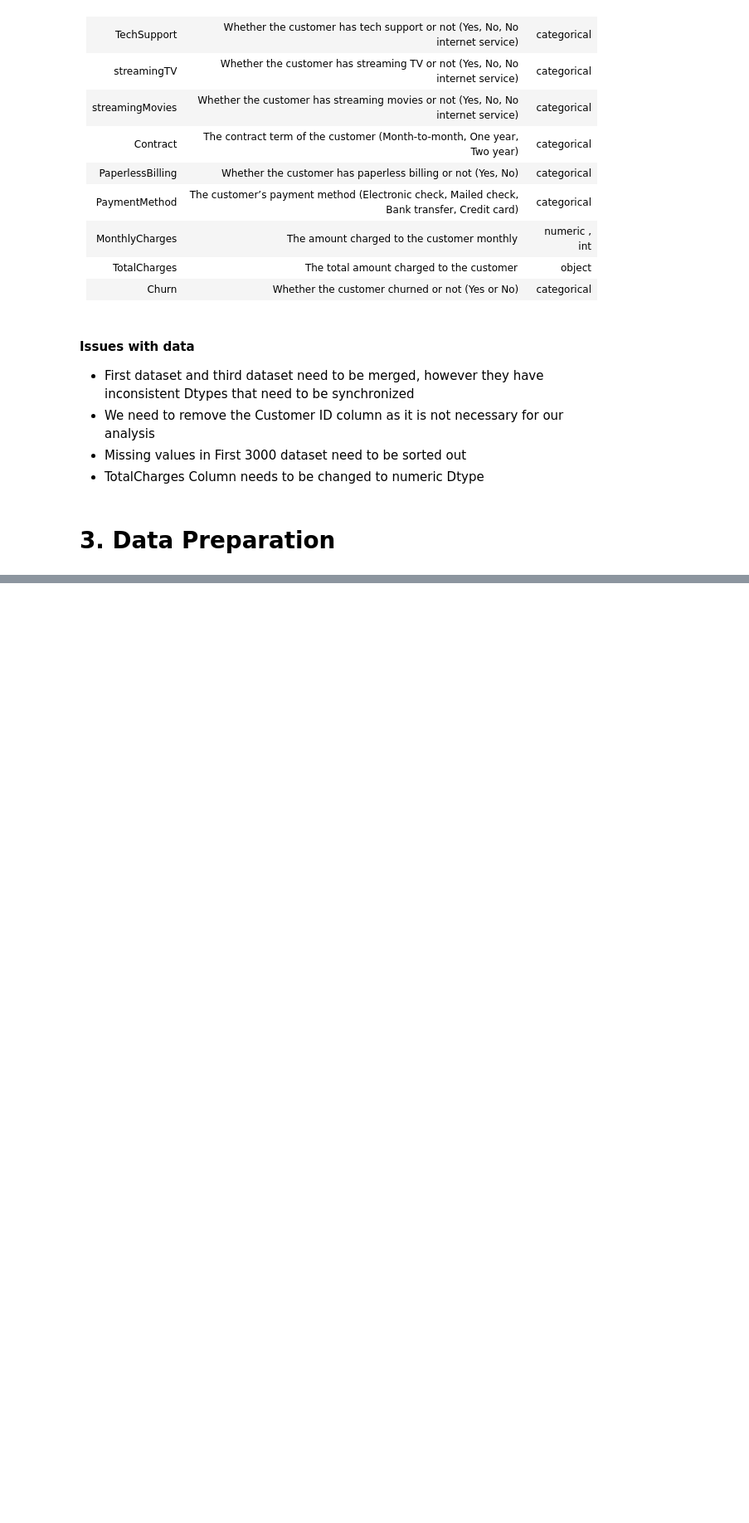
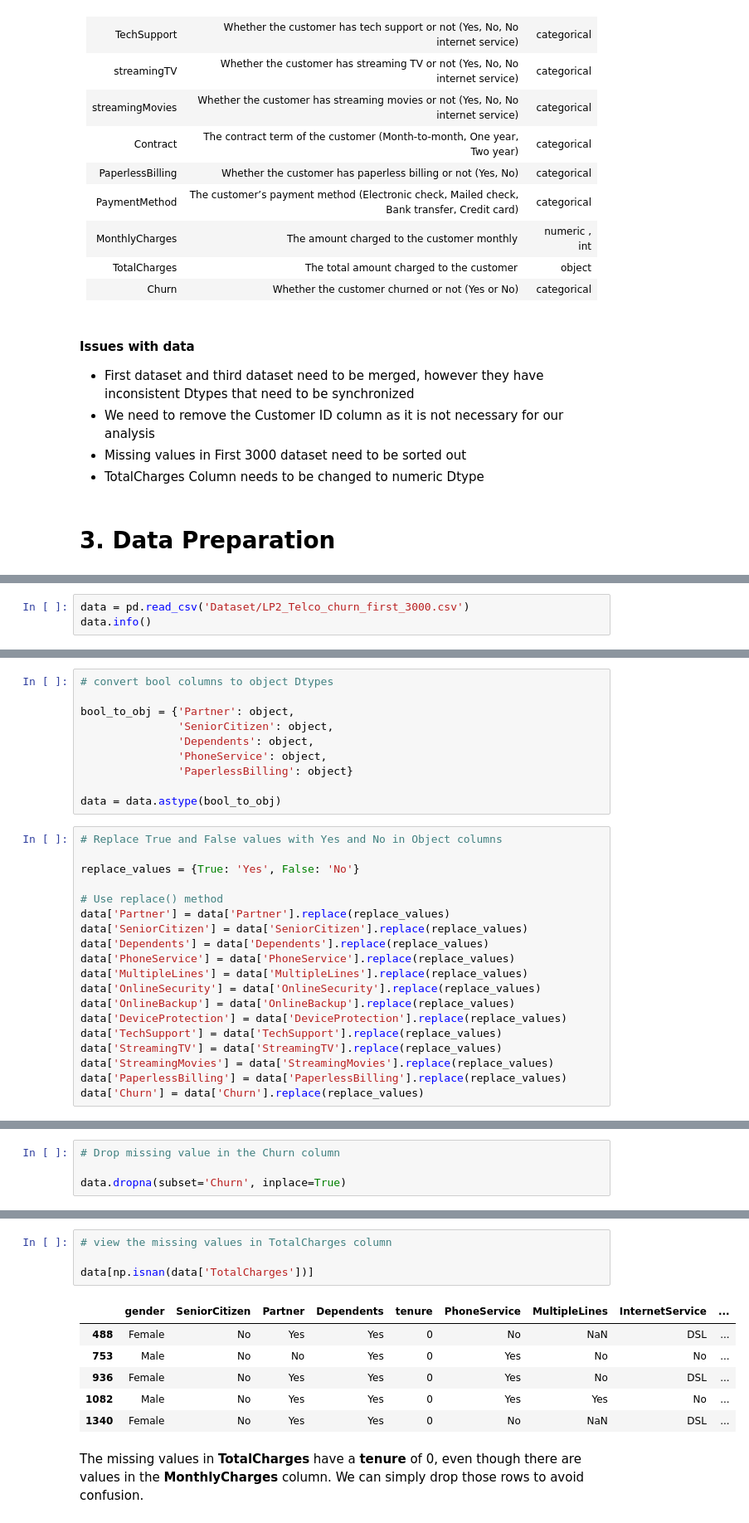
Before and after one commit to OAtulA/customer-churn-prediction, a Jupyter notebook: Project_notebook.ipynb, the cells around one changed output, grey strips where cells are left out. Shown at 83% size. Saved outputs shown, nothing was run; the diff lists cells and outputs as text; blank space fills up the shorter version.

```diff
--- a/Project_notebook.ipynb
+++ b/Project_notebook.ipynb
@@ -310,0 +313,3 @@ The third dataset is already available as a .csv file.
+# %%
+data = pd.read_csv('Dataset/LP2_Telco_churn_first_3000.csv')
+data.info()
@@ -310,0 +338,29 @@ The third dataset is already available as a .csv file.
+# %%
+# convert bool columns to object Dtypes
+
+bool_to_obj = {'Partner': object,
+               'SeniorCitizen': object,
+               'Dependents': object,
+               'PhoneService': object,
+               'PaperlessBilling': object}
+
+data = data.astype(bool_to_obj)
+# %%
+# Replace True and False values with Yes and No in Object columns
+
+replace_values = {True: 'Yes', False: 'No'}
+
+# Use replace() method
+data['Partner'] = data['Partner'].replace(replace_values)
+data['SeniorCitizen'] = data['SeniorCitizen'].replace(replace_values)
+data['Dependents'] = data['Dependents'].replace(replace_values)
+data['PhoneService'] = data['PhoneService'].replace(replace_values)
+data['MultipleLines'] = data['MultipleLines'].replace(replace_values)
+data['OnlineSecurity'] = data['OnlineSecurity'].replace(replace_values)
+data['OnlineBackup'] = data['OnlineBackup'].replace(replace_values)
+data['DeviceProtection'] = data['DeviceProtection'].replace(replace_values)
+data['TechSupport'] = data['TechSupport'].replace(replace_values)
+data['StreamingTV'] = data['StreamingTV'].replace(replace_values)
+data['StreamingMovies'] = data['StreamingMovies'].replace(replace_values)
+data['PaperlessBilling'] = data['PaperlessBilling'].replace(replace_values)
+data['Churn'] = data['Churn'].replace(replace_values)
@@ -310,0 +379,4 @@ The third dataset is already available as a .csv file.
+# %%
+# Drop missing value in the Churn column
+
+data.dropna(subset='Churn', inplace=True)
@@ -310,0 +405,13 @@ The third dataset is already available as a .csv file.
+# %%
+# view the missing values in TotalCharges column
+
+data[np.isnan(data['TotalCharges'])]
+# %% [output]
+|  | gender | SeniorCitizen | Partner | Dependents | tenure | PhoneService | MultipleLines | InternetService | ... |
+| 488 | Female | No | Yes | Yes | 0 | No | NaN | DSL | ... |
+| 753 | Male | No | No | Yes | 0 | Yes | No | No | ... |
+| 936 | Female | No | Yes | Yes | 0 | Yes | No | DSL | ... |
+| 1082 | Male | No | Yes | Yes | 0 | Yes | Yes | No | ... |
+| 1340 | Female | No | Yes | Yes | 0 | No | NaN | DSL | ... |
+# %% [markdown]
+The missing values in **TotalCharges** have a **tenure** of 0, even though there are values in the **MonthlyCharges** column. We can simply drop those rows to avoid confusion.
```
Also changed, not shown: parts of 49 cells of this notebook, 5 other files.
